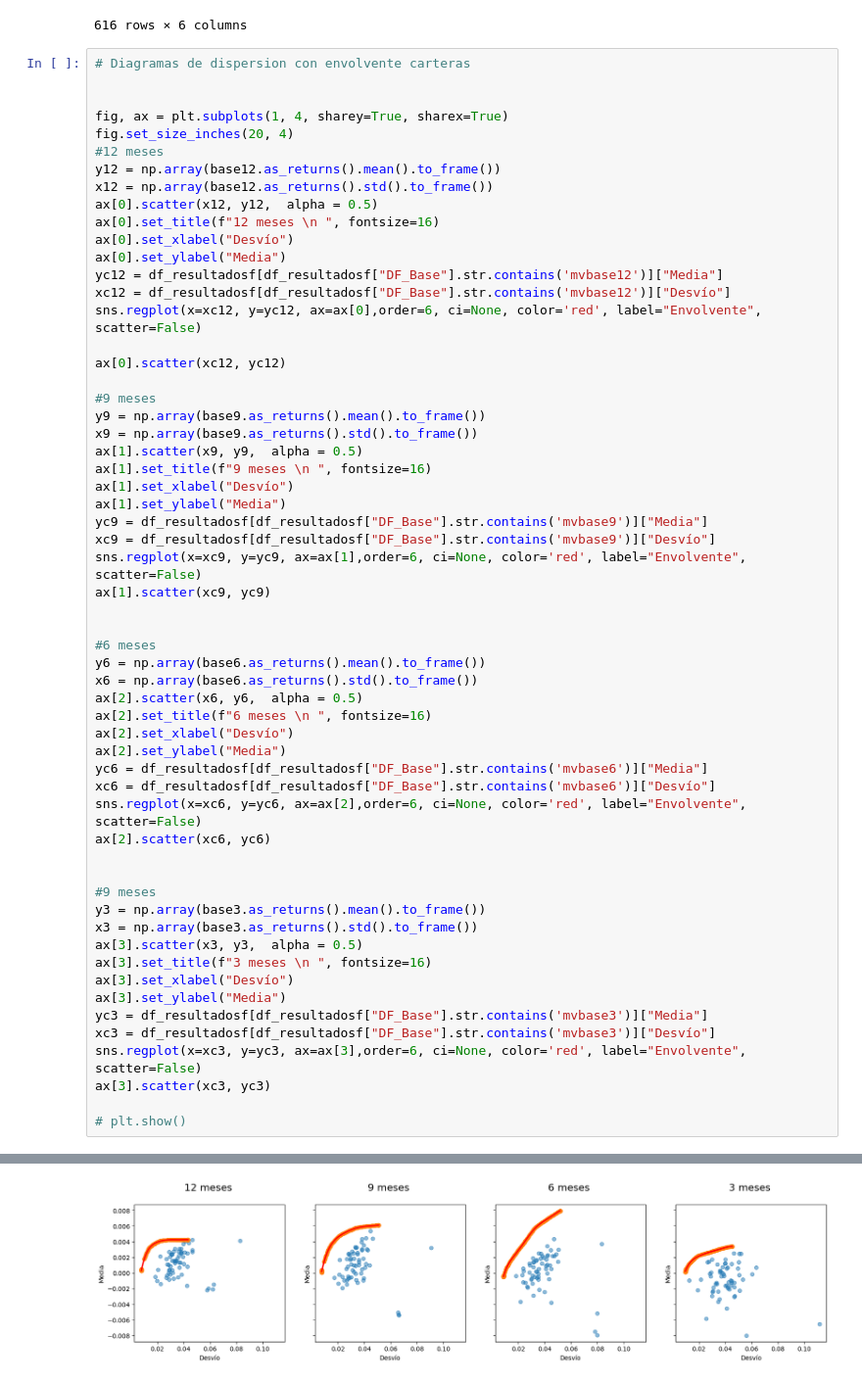
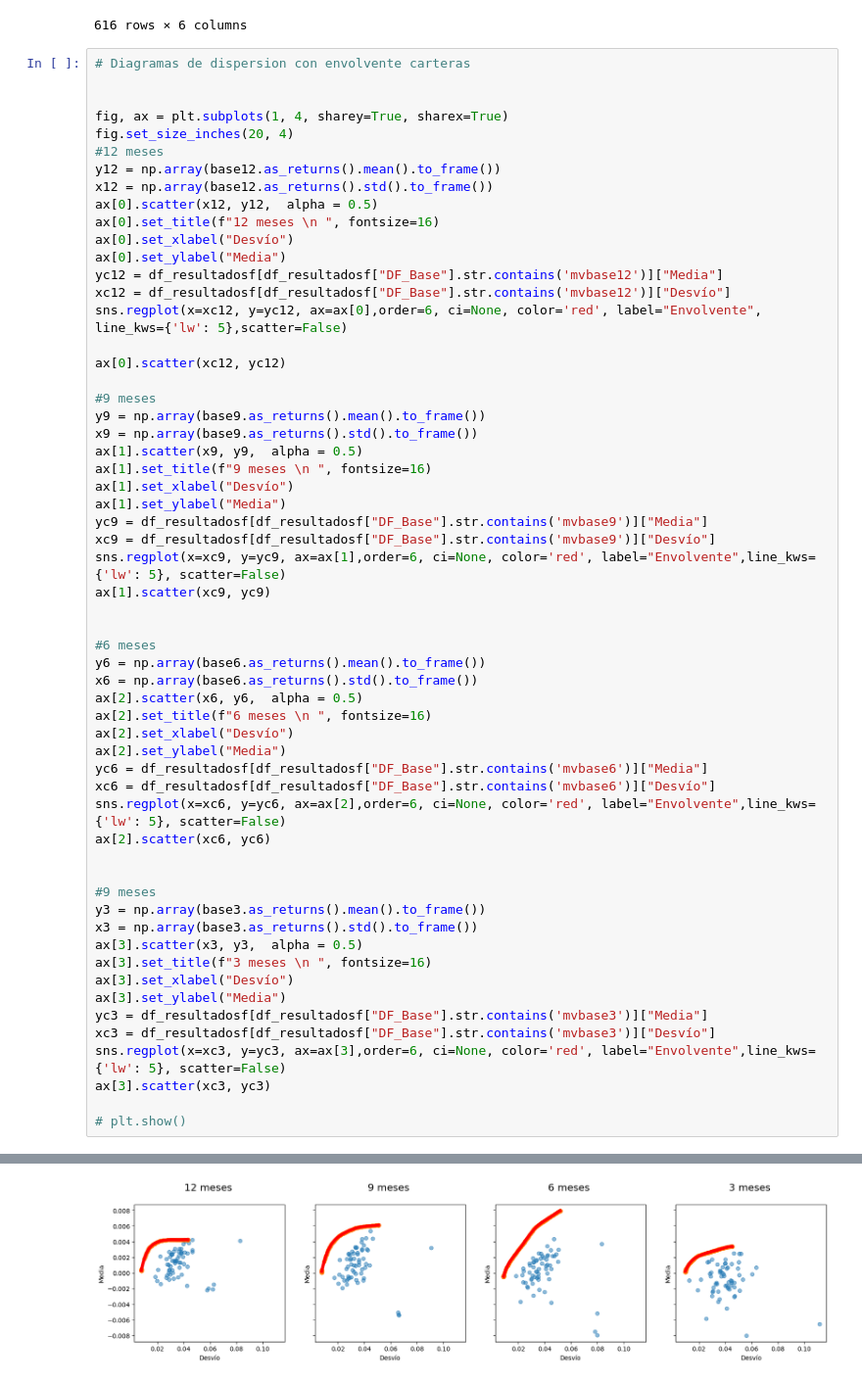
Before and after one commit to nluczywo/indicador, a Jupyter notebook: carteras.ipynb, the cells around one changed output, grey strips where cells are left out. Shown at 98% size. Cells and saved outputs as stored; diff of their text form.

```diff
--- a/carteras.ipynb
+++ b/carteras.ipynb
@@ -692,7 +692,7 @@ ax[0].set_xlabel("Desvío")
 ax[0].set_ylabel("Media")
 yc12 = df_resultadosf[df_resultadosf["DF_Base"].str.contains('mvbase12')]["Media"]
 xc12 = df_resultadosf[df_resultadosf["DF_Base"].str.contains('mvbase12')]["Desvío"]
-sns.regplot(x=xc12, y=yc12, ax=ax[0],order=6, ci=None, color='red', label="Envolvente", scatter=False)
+sns.regplot(x=xc12, y=yc12, ax=ax[0],order=6, ci=None, color='red', label="Envolvente", line_kws={'lw': 5},scatter=False)
 
 ax[0].scatter(xc12, yc12)
 
@@ -705,39 +705,39 @@ ax[1].set_xlabel("Desvío")
 ax[1].set_ylabel("Media")
 yc9 = df_resultadosf[df_resultadosf["DF_Base"].str.contains('mvbase9')]["Media"]
 xc9 = df_resultadosf[df_resultadosf["DF_Base"].str.contains('mvbase9')]["Desvío"]
-sns.regplot(x=xc9, y=yc9, ax=ax[1],order=6, ci=None, color='red', label="Envolvente", scatter=False)
+sns.regplot(x=xc9, y=yc9, ax=ax[1],order=6, ci=None, color='red', label="Envolvente",line_kws={'lw': 5}, scatter=False)
 ax[1].scatter(xc9, yc9)
 
 
 #6 meses
 y6 = np.array(base6.as_returns().mean().to_frame())
 x6 = np.array(base6.as_returns().std().to_frame())
 ax[2].scatter(x6, y6,  alpha = 0.5)
 ax[2].set_title(f"6 meses \n ", fontsize=16)
 ax[2].set_xlabel("Desvío")
 ax[2].set_ylabel("Media")
 yc6 = df_resultadosf[df_resultadosf["DF_Base"].str.contains('mvbase6')]["Media"]
 xc6 = df_resultadosf[df_resultadosf["DF_Base"].str.contains('mvbase6')]["Desvío"]
-sns.regplot(x=xc6, y=yc6, ax=ax[2],order=6, ci=None, color='red', label="Envolvente", scatter=False)
+sns.regplot(x=xc6, y=yc6, ax=ax[2],order=6, ci=None, color='red', label="Envolvente",line_kws={'lw': 5}, scatter=False)
 ax[2].scatter(xc6, yc6)
 
 
 #9 meses
 y3 = np.array(base3.as_returns().mean().to_frame())
 x3 = np.array(base3.as_returns().std().to_frame())
 ax[3].scatter(x3, y3,  alpha = 0.5)
 ax[3].set_title(f"3 meses \n ", fontsize=16)
 ax[3].set_xlabel("Desvío")
 ax[3].set_ylabel("Media")
 yc3 = df_resultadosf[df_resultadosf["DF_Base"].str.contains('mvbase3')]["Media"]
 xc3 = df_resultadosf[df_resultadosf["DF_Base"].str.contains('mvbase3')]["Desvío"]
-sns.regplot(x=xc3, y=yc3, ax=ax[3],order=6, ci=None, color='red', label="Envolvente", scatter=False)
+sns.regplot(x=xc3, y=yc3, ax=ax[3],order=6, ci=None, color='red', label="Envolvente",line_kws={'lw': 5}, scatter=False)
 ax[3].scatter(xc3, yc3)
 
 # plt.show()
 # %% [output]
 <matplotlib.collections.PathCollection at 0x...>
-[figure, old version]
+[figure, new version]
 # %%
 # Diagramas de dispersion con envolvente carteras
 
```
Also changed, not shown: parts of 1 cell of this notebook, 4 other files.
